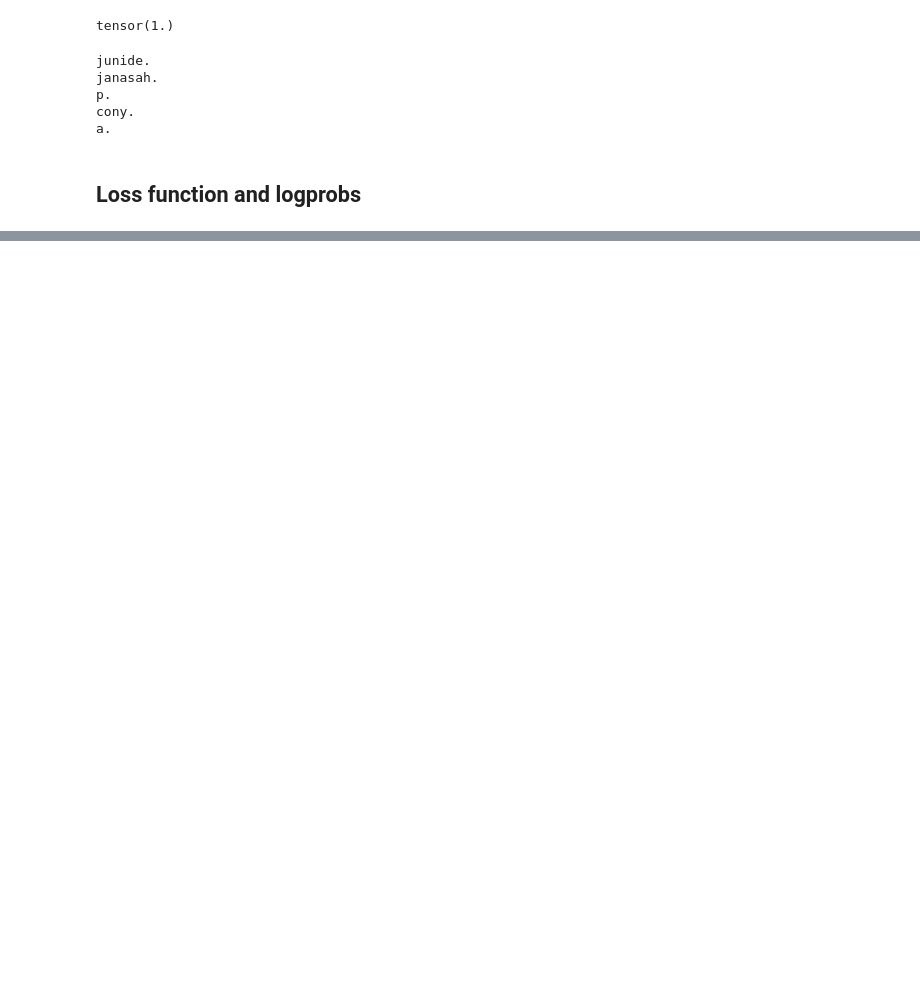
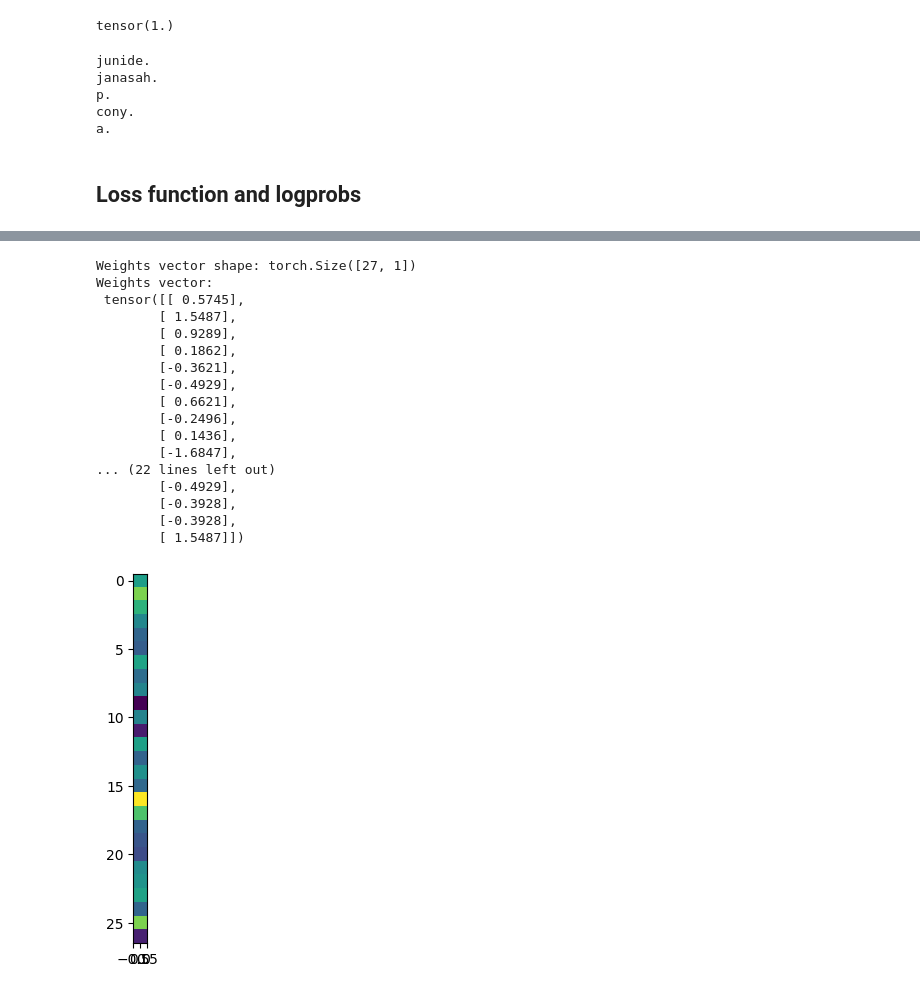
Before and after one commit to sanjeev3/makemore, a Jupyter notebook: build_makemore.ipynb, the cells around one changed output, grey strips where cells are left out. Cells and saved outputs as stored; diff of their text form; code cells hidden in the pictures; blank space fills up the shorter version.

```diff
--- a/build_makemore.ipynb
+++ b/build_makemore.ipynb
@@ -695,0 +857,31 @@ nll=tensor(24.3305)
+# %%
+# Use random initialization for the weights
+# Returns a tensor filled with random numbers from a normal distribution with mean 0 and variance 1 (also called the standard normal distribution).
+w = torch.randn(27, 1)
+print ("Weights vector shape:", w.shape)
+print ("Weights vector:\n", w)
+plt.imshow(w)
+
+# matrix multiplication
+# xenc is a 5x27 matrix and w is a 27x1 matrix giving a 5x1 matrix
+print ("\nxenc matrix (5x27) X weights matrix (27x1) shape =\n", (xenc @ w).shape)
+print ("Resulting matrix =\n", xenc @ w)
+# %% [output]
+Weights vector shape: torch.Size([27, 1])
+Weights vector:
+ tensor([[ 0.5745],
+        [ 1.5487],
+        [ 0.9289],
+        [ 0.1862],
+        [-0.3621],
+        [-0.4929],
+        [ 0.6621],
+        [-0.2496],
+        [ 0.1436],
+        [-1.6847],
+... (22 lines left out)
+        [-0.4929],
+        [-0.3928],
+        [-0.3928],
+        [ 1.5487]])
+[figure, added]
```
Also changed, not shown: parts of 56 cells of this notebook, 1 other file.
